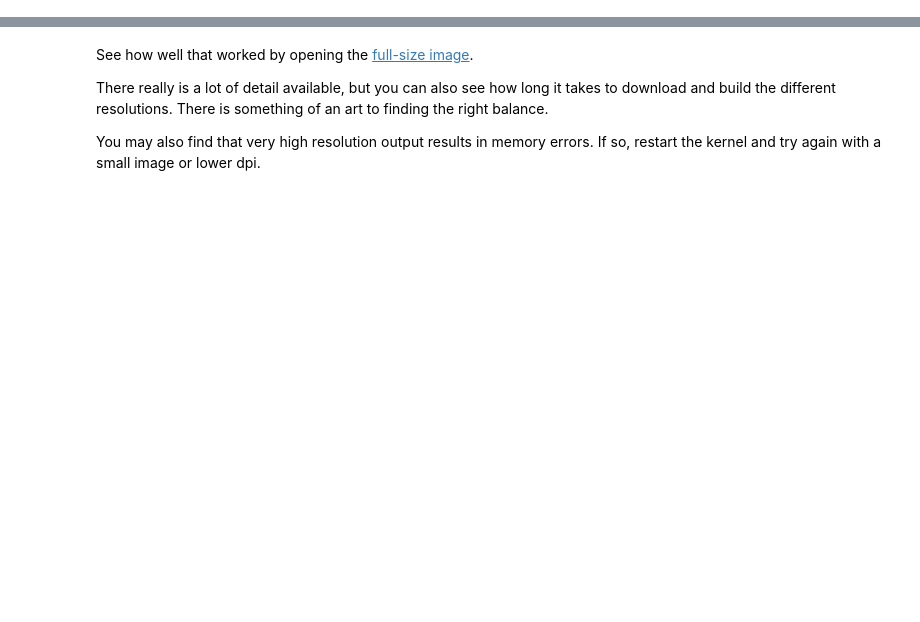
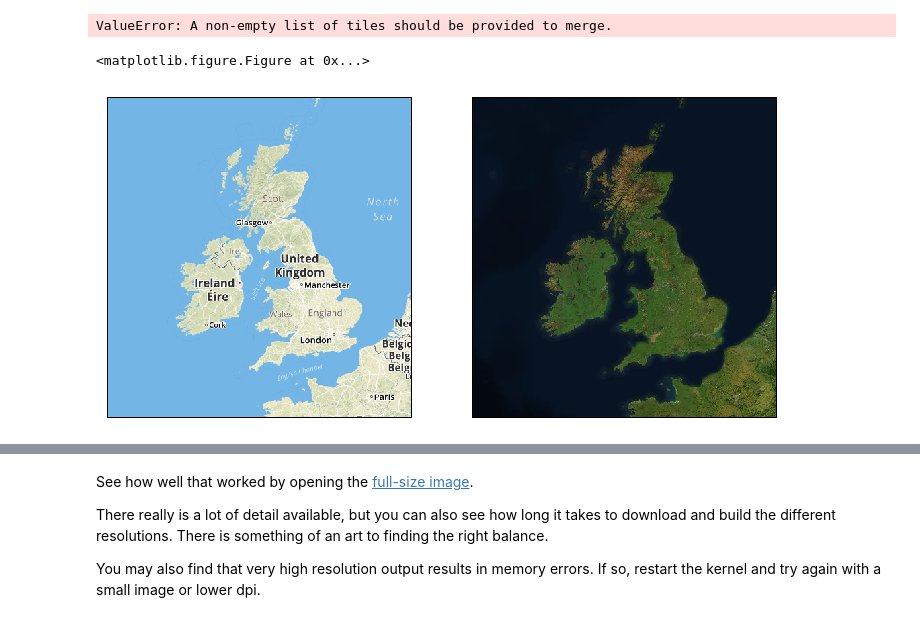
Before and after one commit to Underworld-Geodynamics-Education/Cloud-Intro2Python, a Jupyter notebook: Notebooks/Mapping/7 - Working with on-demand mapping services.ipynb, the cells around one changed output, grey strips where cells are left out. Cells and saved outputs as stored; diff of their text form; code cells hidden in the pictures; blank space fills up the shorter version.

```diff
--- a/Notebooks/Mapping/7 - Working with on-demand mapping services.ipynb
+++ b/Notebooks/Mapping/7 - Working with on-demand mapping services.ipynb
@@ -70,6 +73,12 @@ mapbox_satellite = cimgt.MapboxTiles(map_id='mapbox.satellite',
                                      access_token='pk.eyJ1IjoibG91aXNtb3Jlc2kiLCJhIjoiY2lqM2liajRnMDA1d3Zia254c3d0aWNzOCJ9.FO_VUuxm9tHhzlffiKwcig')
 
 
+mapbox_streets = cimgt.MapboxTiles(map_id='mapbox.streets',
+                                     access_token='pk.eyJ1IjoibG91aXNtb3Jlc2kiLCJhIjoiY2lqM2liajRnMDA1d3Zia254c3d0aWNzOCJ9.FO_VUuxm9tHhzlffiKwcig')
+
+
+
+
 ## Google maps image tiles ()
 google_maps = cimgt.GoogleTiles()
 # %%
@@ -123,17 +138,40 @@ ax.add_feature(rivers50,    linewidth=1.0,  edgecolor="Blue",  zorder=2)
+# %%
+## Mapquest - Je ne t'aime plus
+
+lat0 =   48  ; lat1 = 60
+lon0 =  -15  ; lon1 = 5
+
+map_extent = [lon0, lon1, lat0, lat1]
+
+
+fig  = plt.figure(figsize=(12, 12), facecolor="none")
+ax1  = plt.subplot(121, projection=map_quest_aerial.crs)
+ax2  = plt.subplot(122, projection=map_quest_street.crs)
+
+ax1.set_extent(map_extent)
+ax2.set_extent(map_extent)
+
+ax1.add_image(map_quest_aerial, 6, alpha=1.0, zorder=2)
+ax2.add_image(map_quest_street, 6, alpha=1.0, zorder=2)
+# %% [output]
+ValueError: A non-empty list of tiles should be provided to merge.
+<matplotlib.figure.Figure at 0x...>
 # %%
 lat0 =   48  ; lat1 = 60
 lon0 =  -15  ; lon1 = 5
 
 map_extent = [lon0, lon1, lat0, lat1]
 
 
 fig  = plt.figure(figsize=(12, 12), facecolor="none")
 ax1  = plt.subplot(121, projection=map_quest_aerial.crs)
 ax2  = plt.subplot(122, projection=map_quest_street.crs)
 
 ax1.set_extent(map_extent)
 ax2.set_extent(map_extent)
 
-ax1.add_image(map_quest_aerial, 6, alpha=1.0, zorder=2)
-ax2.add_image(map_quest_street, 6, alpha=1.0, zorder=2)
+ax1.add_image(mapbox_streets,   5, alpha=1.0, zorder=2)
+ax2.add_image(mapbox_satellite, 5, alpha=1.0, zorder=2)
+# %% [output]
+[figure, added]
 # %%
```
Also changed, not shown: parts of 8 cells of this notebook, 22 other files.
